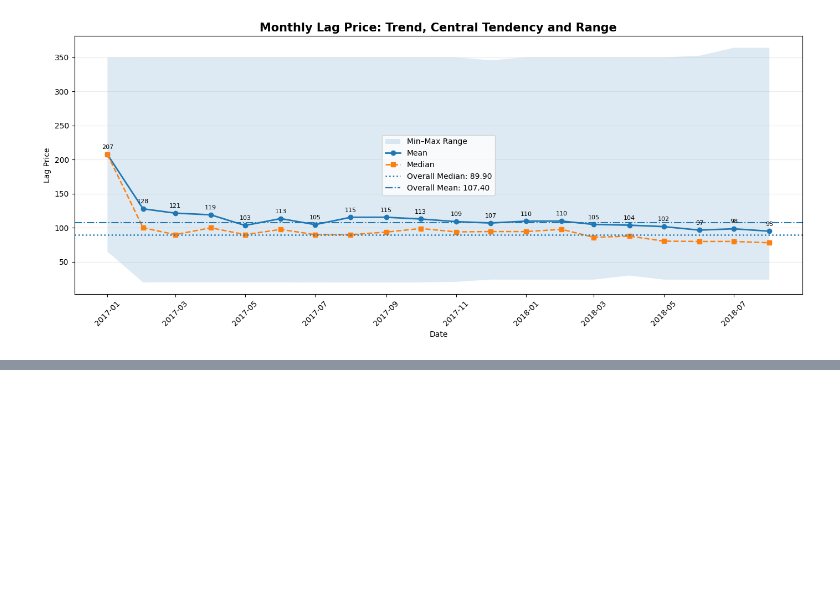
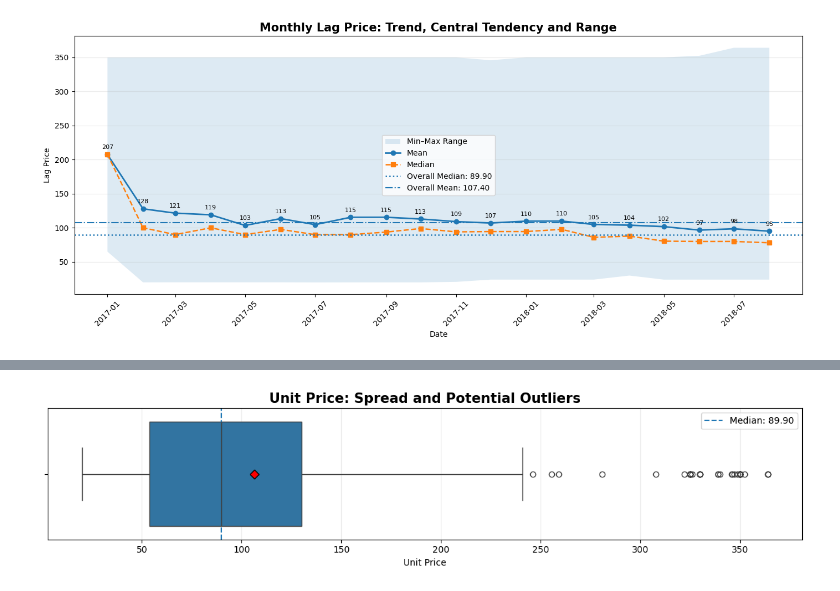
Before and after one commit to awwashreeadarsh19/Intern-project_1-Retail_Pricing, a Jupyter notebook: main.ipynb, the cells around one changed output, grey strips where cells are left out. Drawn from its saved outputs; the diff is of its cells as text; code cells hidden in the pictures; blank space fills up the shorter version.

```diff
--- a/main.ipynb
+++ b/main.ipynb
@@ -841,0 +912,37 @@ plt.show()
+# %%
+# unit_price spread and potential outliers
+
+plt.figure(figsize=(12, 3))
+
+sns.boxplot(
+    x=df["unit_price"],
+    showmeans=True,
+    meanprops={
+        "marker": "D",
+        "markerfacecolor": "red",
+        "markeredgecolor": "black",
+        "markersize": 7
+    }
+)
+
+plt.axvline(
+    df["unit_price"].median(),
+    linestyle="--",
+    linewidth=1.5,
+    label=f"Median: {df['unit_price'].median():.2f}"
+)
+
+plt.title(
+    "Unit Price: Spread and Potential Outliers",
+    fontsize=15,
+    fontweight="bold"
+)
+
+plt.xlabel("Unit Price")
+plt.grid(axis="x", alpha=0.25)
+plt.legend()
+
+plt.tight_layout()
+plt.show()
+# %% [output]
+[figure, added]
```
Also changed, not shown: parts of 44 cells of this notebook.
